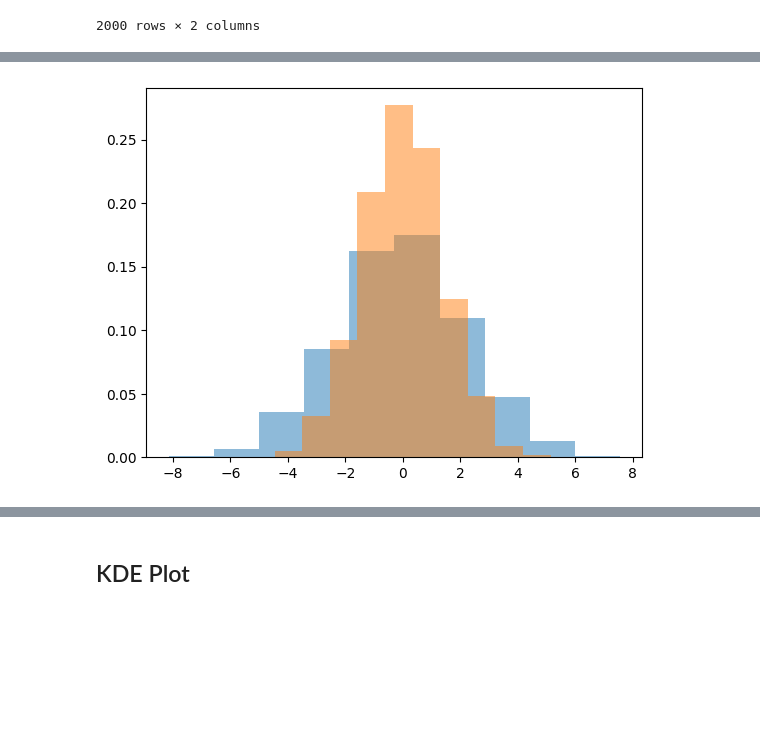
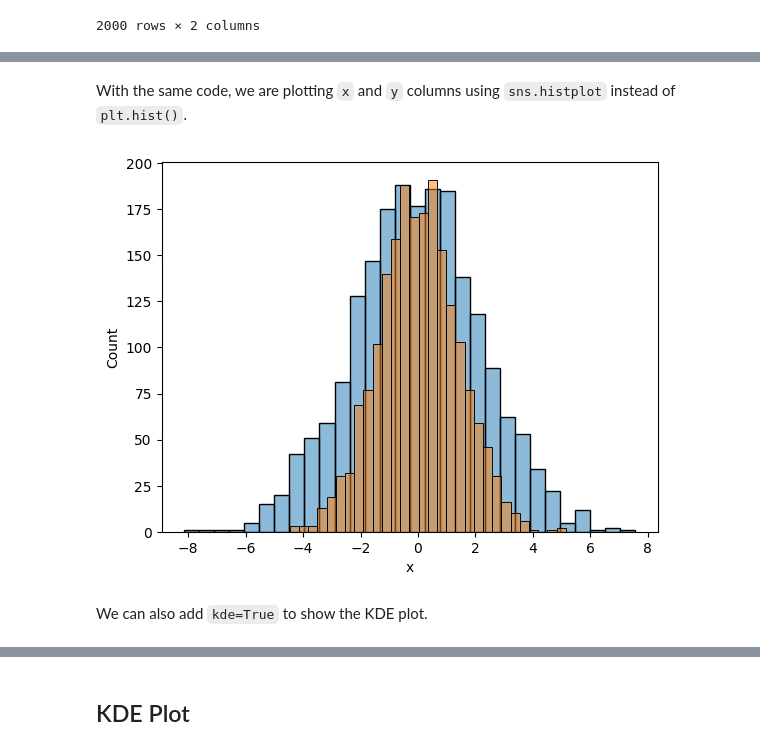
Before and after one commit to tychen742/thinkdsm, a Jupyter notebook: chapters/06-visualization/0606-vis-sns-intro.ipynb, the cells around one changed output, grey strips where cells are left out. Cells and saved outputs as stored; diff of their text form; code cells hidden in the pictures; blank space fills up the shorter version.

```diff
--- a/chapters/06-visualization/0606-vis-sns-intro.ipynb
+++ b/chapters/06-visualization/0606-vis-sns-intro.ipynb
@@ -157,0 +162,4 @@ data
+# %%
+for col in 'xy':
+    plt.hist(data[col], density=True, alpha=0.5, label=col)
+plt.legend()
@@ -157,0 +171,4 @@ data
+# %%
+for col in 'xy':
+    plt.hist(data[col], density=True, alpha=0.5, bins=30, label=col)
+plt.legend()
@@ -157,0 +180,4 @@ data
+# %%
+for col in 'xy':
+    plt.hist(data[col], alpha=0.5, bins=30, label=col)
+plt.legend()
@@ -158,9 +199,10 @@ data
+# %% [markdown]
+With the same code, we are plotting `x` and `y` columns using `sns.histplot` instead of `plt.hist()`.
 # %%
-### plt.hist default bins=10
-
-# for col in ['x', 'y']:     ### same as below
-
 for col in 'xy':
-    plt.hist(data[col], density=True, alpha=0.5)
+    # sns.histplot(data[col], alpha=0.5, bins=30, kde=True)     ### seaborn
+    sns.histplot(data[col], alpha=0.5, bins=30)                 ### seaborn
 # %% [output]
-[figure, old version]
+[figure, new version]
+# %% [markdown]
+We can also add `kde=True` to show the KDE plot.
```
Also changed, not shown: parts of 31 cells of this notebook.
